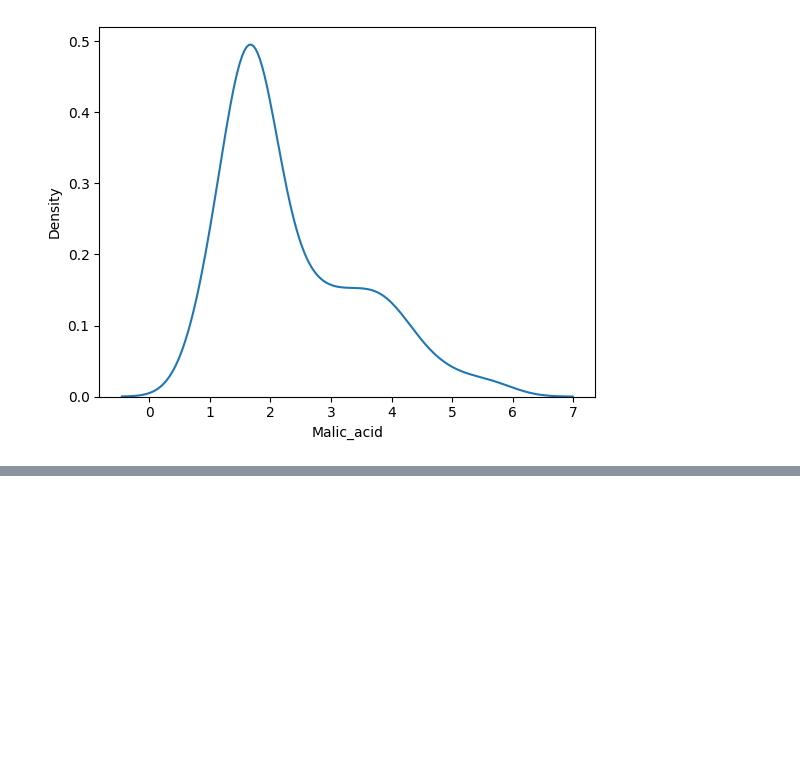
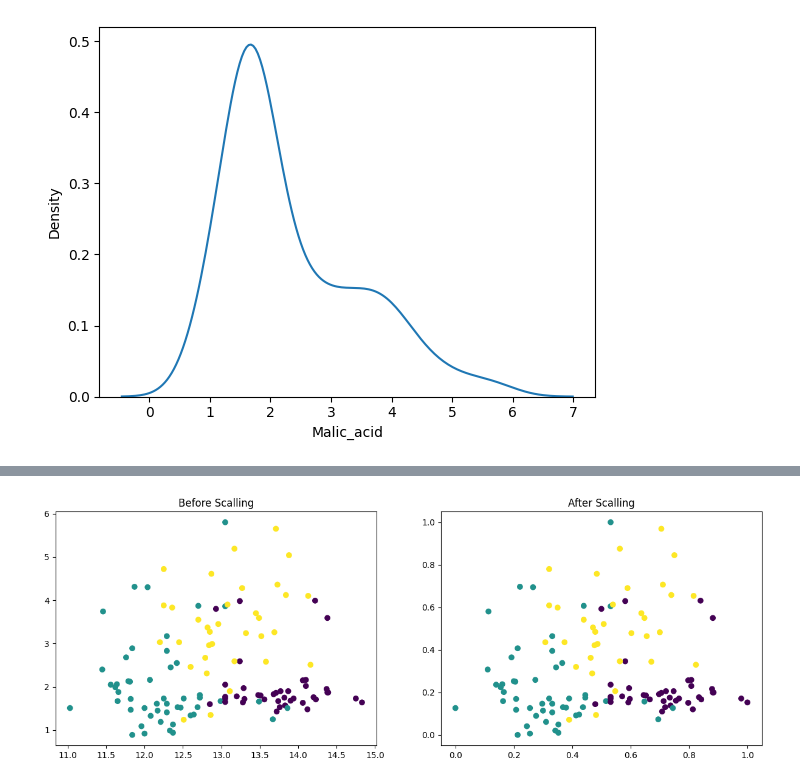
Before and after one commit to NishanRegmi/machine-learning, a Jupyter notebook: normalization/normalization.ipynb, the cells around one changed output, grey strips where cells are left out. Cells and saved outputs as stored; diff of their text form; code cells hidden in the pictures; blank space fills up the shorter version.

```diff
--- a/normalization/normalization.ipynb
+++ b/normalization/normalization.ipynb
@@ -33,0 +34,4 @@ TypeError: scatterplot() takes from 0 to 1 positional arguments but 2 positional
+# %%
+from sklearn.model_selection import train_test_split
+X_train, X_test, y_train, y_test = train_test_split(df.drop("Class_label", axis=1),
+                                                    df['Class_label'], test_size=0.3, random_state=42)
@@ -33,0 +42,13 @@ TypeError: scatterplot() takes from 0 to 1 positional arguments but 2 positional
+# %%
+from sklearn.preprocessing import MinMaxScaler
+scaler = MinMaxScaler()
+
+#fit the scaler to the train set, it will learn the parameter
+scaler.fit(X_train)
+
+#transform train and test sets
+X_train_scaled = scaler.transform(X_train)
+X_test_scaled = scaler.transform(X_test)
+# %%
+X_train_scaled = pd.DataFrame(X_train_scaled, columns=X_train.columns)
+X_test_scaled = pd.DataFrame(X_test_scaled, columns=X_test.columns)
@@ -33,0 +79,12 @@ TypeError: scatterplot() takes from 0 to 1 positional arguments but 2 positional
+# %%
+fig, (ax1, ax2) = plt.subplots(ncols=2, figsize = (15, 5))
+#scatter plot before scalling
+ax1.scatter(x=X_train['Alcohol'], y=X_train['Malic_acid'], c = y_train)
+ax1.set_title("Before Scalling")
+
+#scatter plot after scalling
+ax2.scatter(x=X_train_scaled['Alcohol'], y=X_train_scaled['Malic_acid'], c=y_train)
+ax2.set_title("After Scalling")
+plt.show()
+# %% [output]
+[figure, added]
```
Also changed, not shown: parts of 7 cells of this notebook.
